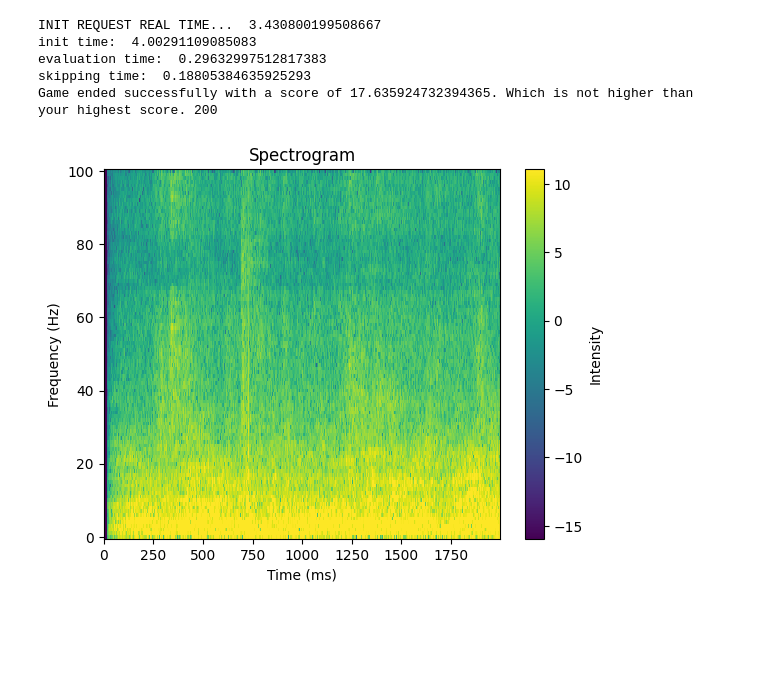
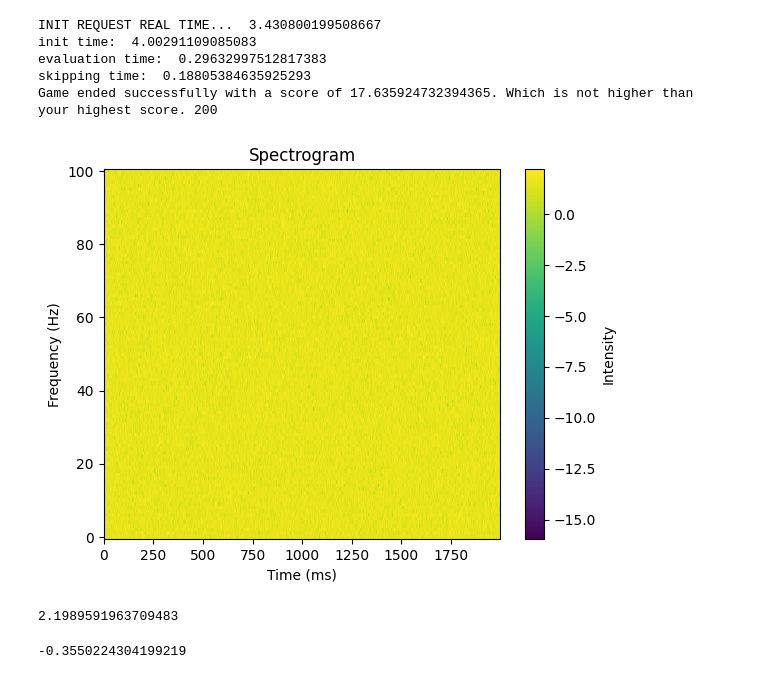
Before and after one commit to PrinceEGY/HackTrick24-AIMfinity, a Jupyter notebook: Solvers/eagle_sub.nb.ipynb, the cells around one changed output. Saved outputs shown, nothing was run; the diff lists cells and outputs as text; code cells hidden in the pictures; blank space fills up the shorter version.

Commit message:
eagle_sub5

```diff
--- a/Solvers/eagle_sub.nb.ipynb
+++ b/Solvers/eagle_sub.nb.ipynb
@@ -201,13 +199,42 @@ import json
+# %%
+def plot_spectrogram(spectrogram, ax=None):
+    if len(spectrogram.shape) > 2:
+        assert len(spectrogram.shape) == 3
+        spectrogram = np.squeeze(spectrogram, axis=-1)
+    log_spec = np.log(spectrogram.T + np.finfo(np.float32).eps)
+    height = log_spec.shape[0]
+    width = log_spec.shape[1]
+    X = np.linspace(0, width, num=width, dtype=int)
+    Y = range(height)
+    if ax is None:
+        plt.pcolormesh(X, Y, log_spec)
+        plt.colorbar(label="Intensity")
+        plt.xlabel("Time (ms)")
+        plt.ylabel("Frequency (Hz)")
+        plt.title("Spectrogram")
+    else:
+        ax.pcolormesh(X, Y, log_spec)
+        ax.set_xlabel("Time (ms)")
+        ax.set_ylabel("Frequency (Hz)")
+        ax.set_title("Spectrogram")
 # %%
 from helpers import *
 # %%
-with open("eagle_imgs4.txt", "r") as f:
+with open("eagle_imgs2.txt", "r") as f:
     img = f.read().replace("'", '"').replace("inf", "-111111111111111")
 js = json.loads(img)
 # %%
 spectro = np.array(js['footprint']['3'])
-spectro[spectro == -111111111111111] = np.float16(65500.0)
-plot_spectrogram(spectro)
+spectro[spectro == -111111111111111] = np.inf
+plot_spectrogram(spectro + spectro.min()*-1)
 # %% [output]
-[figure, old version]
+[figure, new version]
+# %%
+np.log(spectro + spectro.min()*-1+ np.finfo(np.float32).eps).max()
+# %% [output]
+2.1989591963709483
+# %%
+spectro.T[2][-1] + np.finfo(np.float32).eps*100000
+# %% [output]
+-0.3550224304199219
 # %%
```
Also changed, not shown: parts of 9 cells of this notebook, 28 other files.
